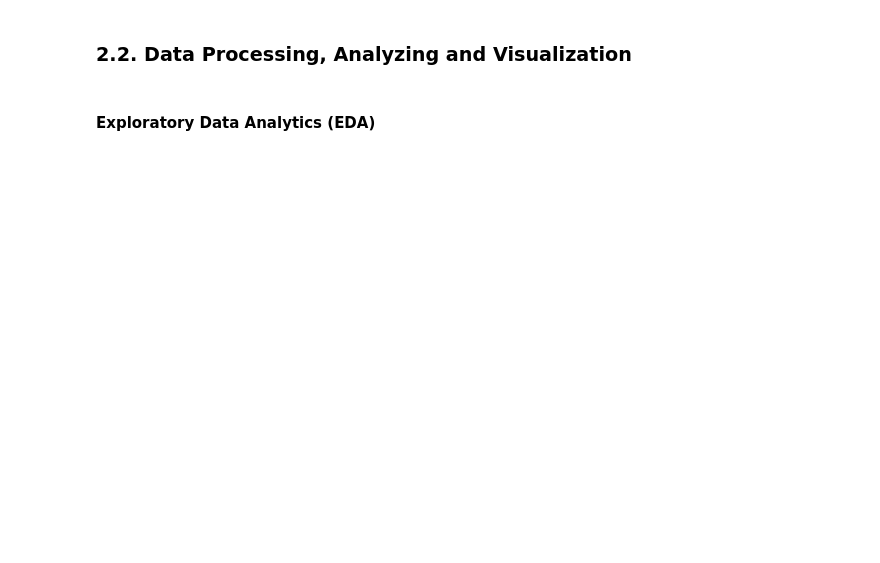
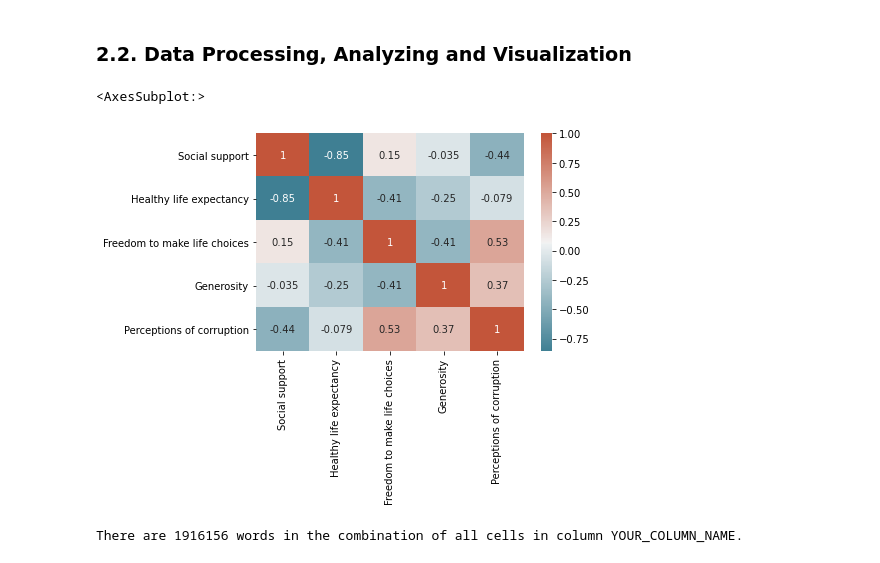
Before and after one commit to Mahalinoro/3C2_data_analytics_challenge, a Jupyter notebook: Notebook.ipynb, the cells around one changed output. Cells and saved outputs as stored; diff of their text form; code cells hidden in the pictures; blank space fills up the shorter version.

```diff
--- a/Notebook.ipynb
+++ b/Notebook.ipynb
@@ -862,7 +862,7 @@ happ_2016 = happ_2016.rename(columns={'Country':'Country or region'})
 
 result = pd.concat([happ_2020,happ_2019, happ_2018, happ_2017, happ_2016], ignore_index=True)
 result['Year'] = year
-result.drop(columns=['Overall rank', 'Change in rank','Trust','Residual','Overall Rank[47][48]', 'Country or region', 'Change OverPrior Year'], inplace=True)
+result.drop(columns=['Overall Rank', 'Change in rank','Trust','Residual','Overall Rank[47][48]', 'Country or region', 'Change OverPrior Year', 'Change in score', 'GDP per capita', 'Overall rank'], inplace=True)
 # %%
 result = result.set_index('Year')
 # %%
@@ -890,5 +890,10 @@ result
 | 2016 | 3.515 | 0.769 | 0.478 | 0.59425 | 0.2265 | 0.447 |
 # %% [markdown]
 ### 2.2. Data Processing, Analyzing and Visualization
-# %% [markdown]
-#### Exploratory Data Analytics (EDA)
+# %%
+# Correlation matrix in Happiness Report Index
+corr = result.corr()
+sns.heatmap(corr, xticklabels=corr.columns, yticklabels=corr.columns, annot=True, cmap=sns.diverging_palette(220, 20, as_cmap=True))
+# %% [output]
+<AxesSubplot:>
+[figure, added]
@@ -894,0 +904,5 @@ result
+# %%
+text = " ".join(selected for selected in tweets.text.astype(str))
+print ("There are {} words in the combination of all cells in column text.".format(len(text)))
+# %% [output]
+There are 1916156 words in the combination of all cells in column YOUR_COLUMN_NAME.
```
Also changed, not shown: parts of 19 cells of this notebook.
